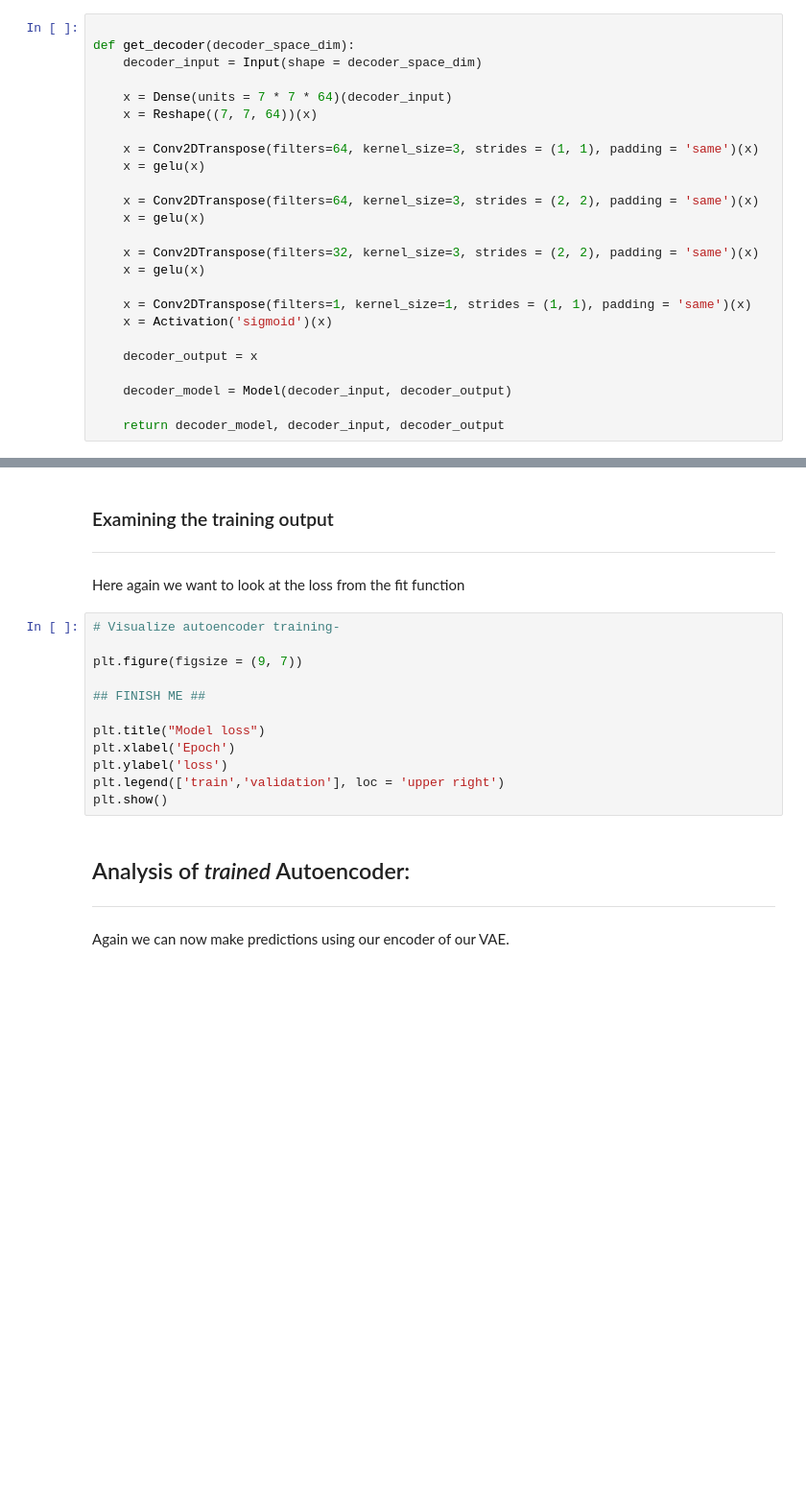
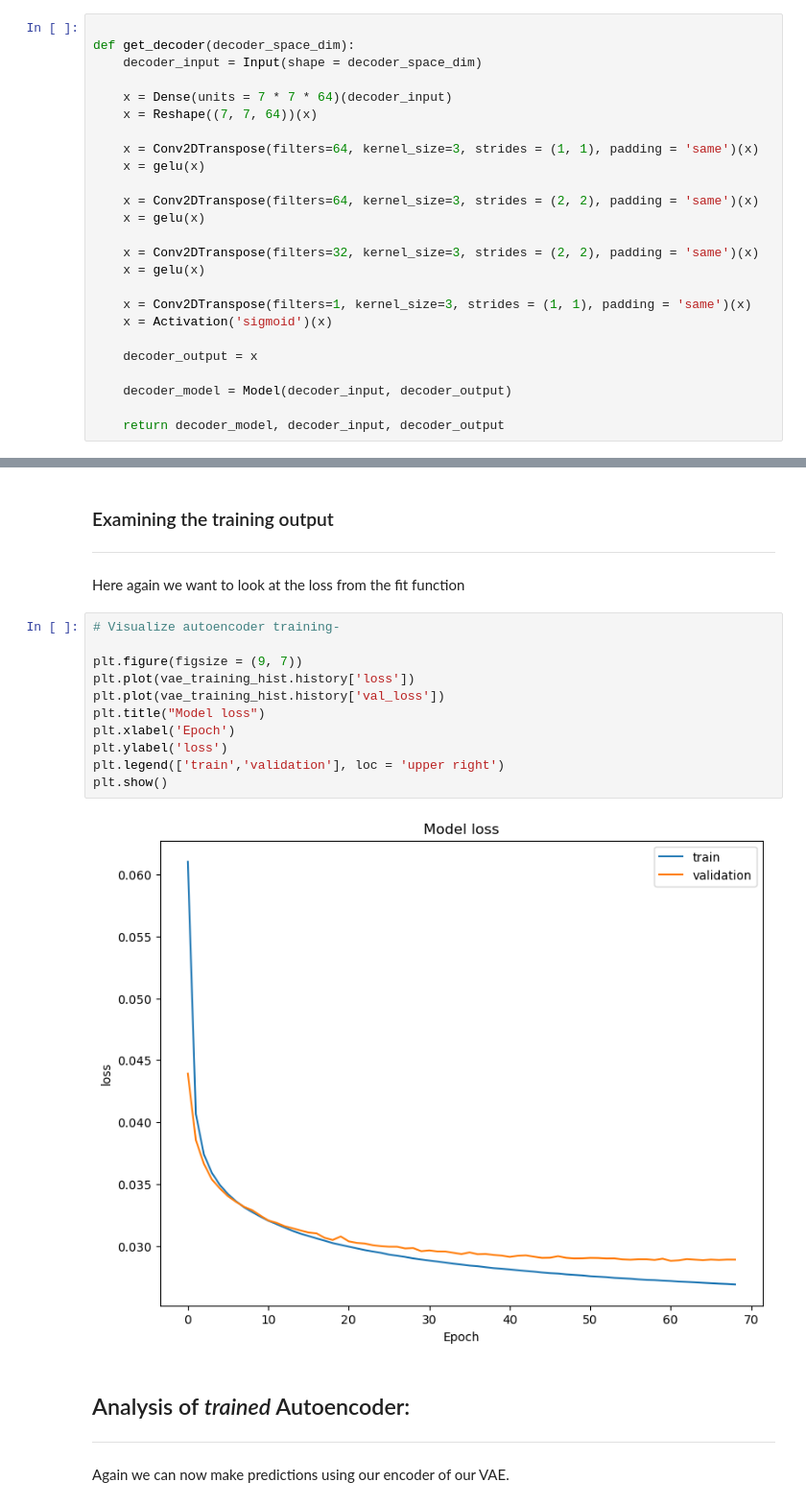
Before and after one commit to wly-wang/DAML23-24, a Jupyter notebook: Wk6/CNN_Questions.ipynb, the cells around one changed output, grey strips where cells are left out. Shown at 96% size. Drawn from its saved outputs; the diff is of its cells as text; blank space fills up the shorter version.

```diff
--- a/Wk6/CNN_Questions.ipynb
+++ b/Wk6/CNN_Questions.ipynb
@@ -486,7 +572,7 @@ def get_decoder(decoder_space_dim):
     x = Conv2DTranspose(filters=32, kernel_size=3, strides = (2, 2), padding = 'same')(x)
     x = gelu(x)
 
-    x = Conv2DTranspose(filters=1, kernel_size=1, strides = (1, 1), padding = 'same')(x)
+    x = Conv2DTranspose(filters=1, kernel_size=3, strides = (1, 1), padding = 'same')(x)
     x = Activation('sigmoid')(x)
 
     decoder_output = x
@@ -598,15 +743,16 @@ Here again we want to look at the loss from the fit function
 # %%
 # Visualize autoencoder training-
 
 plt.figure(figsize = (9, 7))
-
-## FINISH ME ##
-
+plt.plot(vae_training_hist.history['loss'])
+plt.plot(vae_training_hist.history['val_loss'])
 plt.title("Model loss")
 plt.xlabel('Epoch')
 plt.ylabel('loss')
 plt.legend(['train','validation'], loc = 'upper right')
 plt.show()
+# %% [output]
+[figure, added]
 # %% [markdown]
 ## Analysis of _trained_ Autoencoder:
 ---
```
Also changed, not shown: parts of 37 cells of this notebook.
